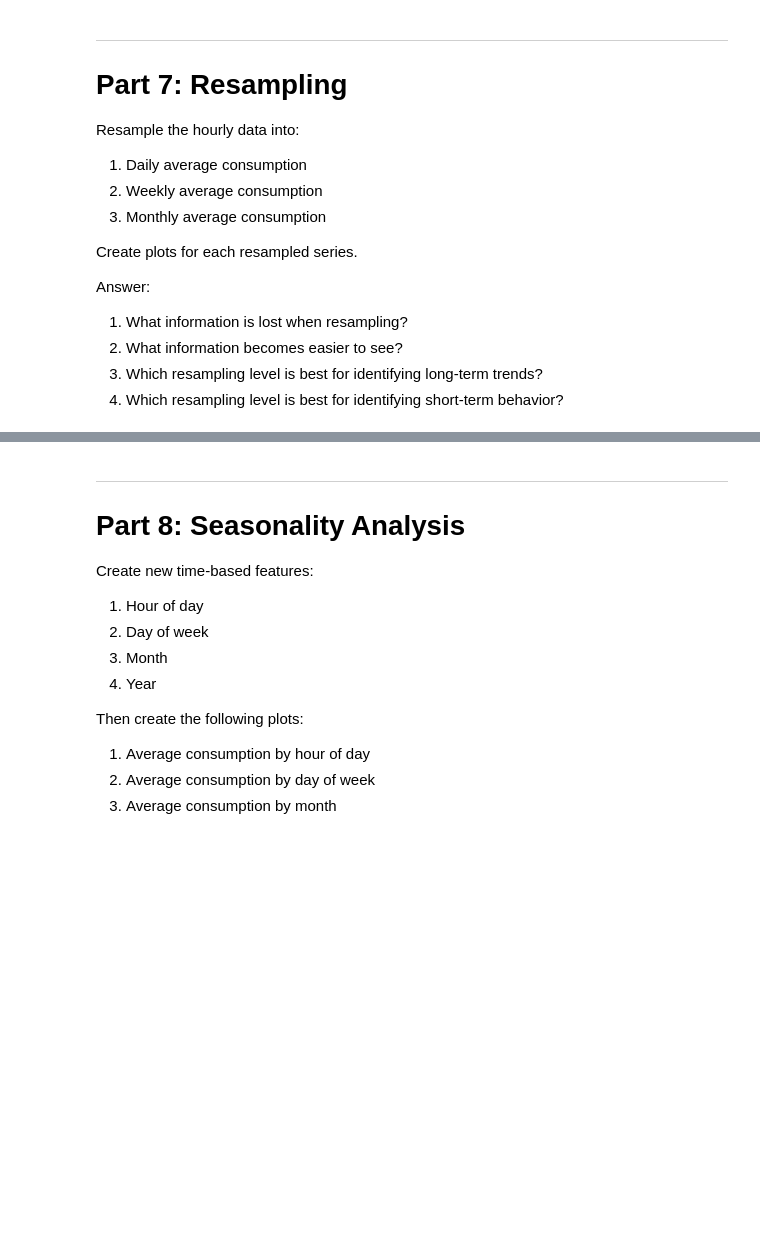
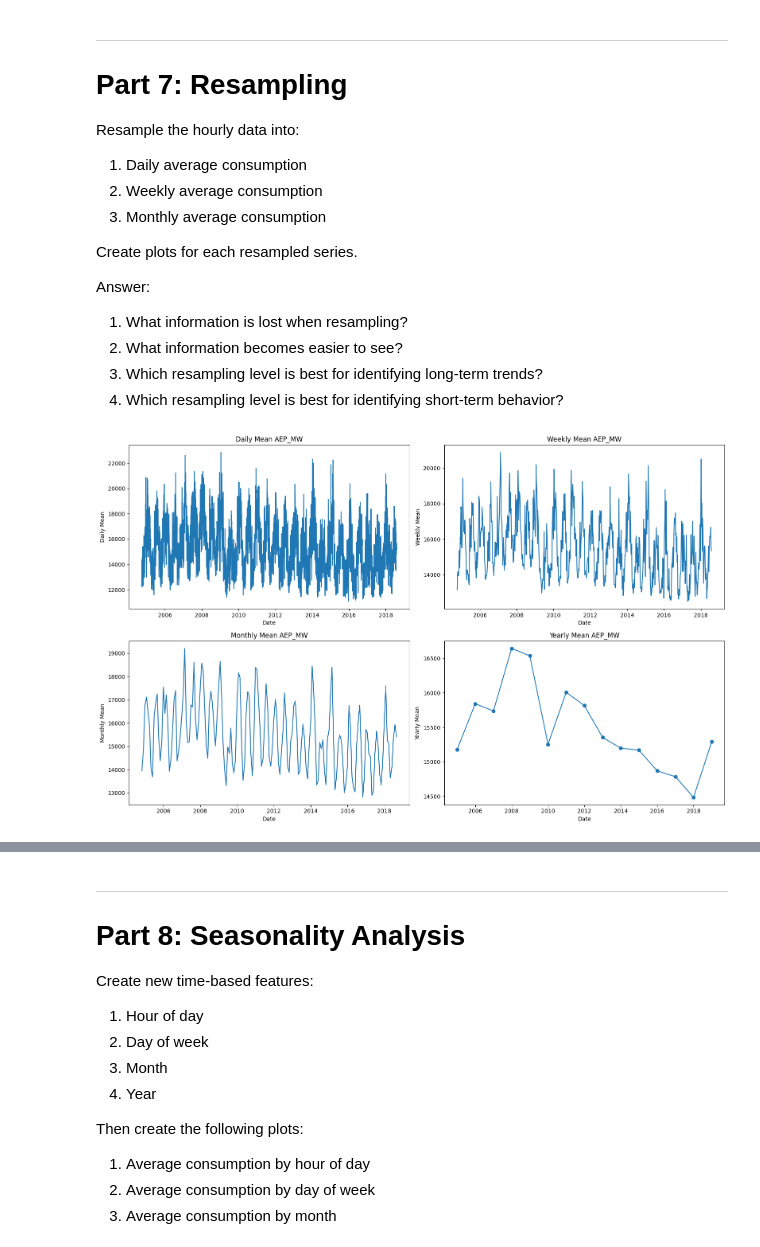
Before and after one commit to yoav-ayalon/course-Time-Series, a Jupyter notebook: HW1/01_time_series_eda_homework.ipynb, the cells around one changed output, grey strips where cells are left out. Saved outputs shown, nothing was run; the diff lists cells and outputs as text; code cells hidden in the pictures; blank space fills up the shorter version.

```diff
--- a/HW1/01_time_series_eda_homework.ipynb
+++ b/HW1/01_time_series_eda_homework.ipynb
@@ -374,6 +419,28 @@ Answer:
 2. What information becomes easier to see?
 3. Which resampling level is best for identifying long-term trends?
 4. Which resampling level is best for identifying short-term behavior?
+# %%
+series = fix_data["AEP_MW"]
+
+plots = {
+    "Daily Mean AEP_MW": series.resample("D").mean(),
+    "Weekly Mean AEP_MW": series.resample("W").mean(),
+    "Monthly Mean AEP_MW": series.resample("ME").mean(),
+    "Yearly Mean AEP_MW": series.resample("YE").mean()
+    }
+
+fig, axes = plt.subplots(2, 2, figsize=(16, 10))
+
+for ax, (title, data) in zip(axes.flatten(), plots.items()):
+    ax.plot(data.index, data.values, marker="o" if "Yearly" in title else None)
+    ax.set_title(title)
+    ax.set_xlabel("Date")
+    ax.set_ylabel(title.replace(" AEP_MW", ""))
+
+plt.tight_layout()
+plt.show()
+# %% [output]
+[figure, added]
 # %% [markdown]
 Write your interpretation here:
 
```
Also changed, not shown: parts of 12 cells of this notebook.
